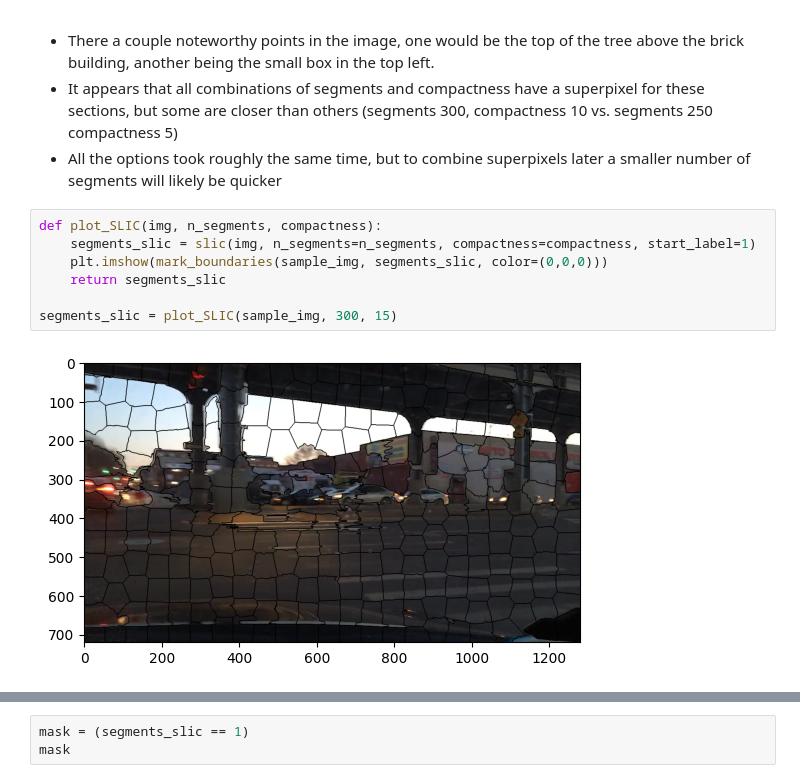
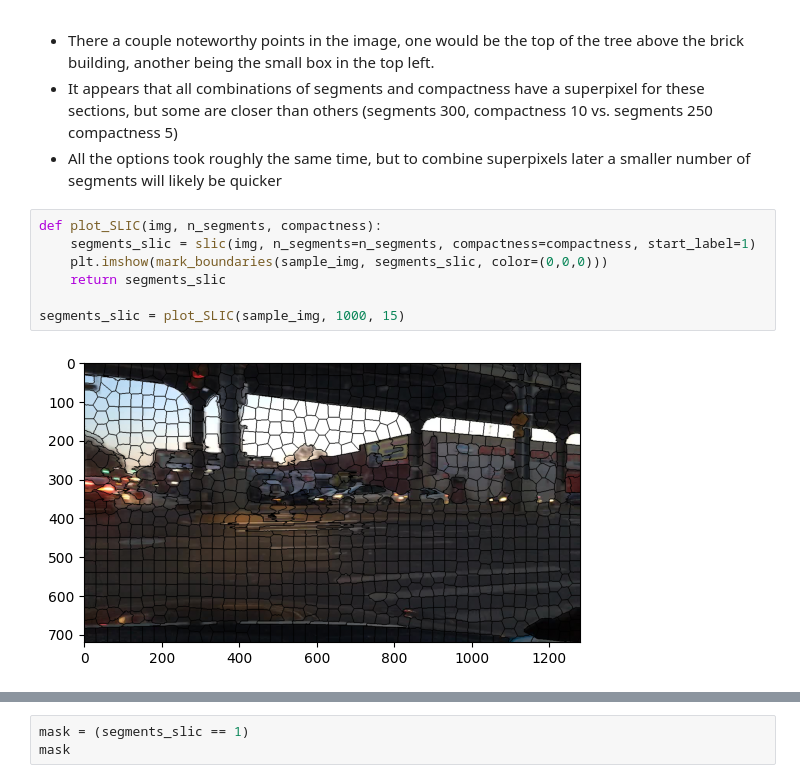
Before and after one commit to jtaylor-eng/full_frame_traffic_segmentation, a Jupyter notebook: superpixels.ipynb, the cells around one changed output, grey strips where cells are left out. Drawn from its saved outputs; the diff is of its cells as text.

```diff
--- a/superpixels.ipynb
+++ b/superpixels.ipynb
@@ -57,12 +57,12 @@ plt.tight_layout()
 # %%
 def plot_SLIC(img, n_segments, compactness):
     segments_slic = slic(img, n_segments=n_segments, compactness=compactness, start_label=1)
     plt.imshow(mark_boundaries(sample_img, segments_slic, color=(0,0,0)))
     return segments_slic
 
-segments_slic = plot_SLIC(sample_img, 300, 15)
+segments_slic = plot_SLIC(sample_img, 1000, 15)
 # %% [output]
-[figure, old version]
+[figure, new version]
 # %%
 segments_slic
 # %% [output]
```
Also changed, not shown: parts of 3 cells of this notebook, 5 other files.
